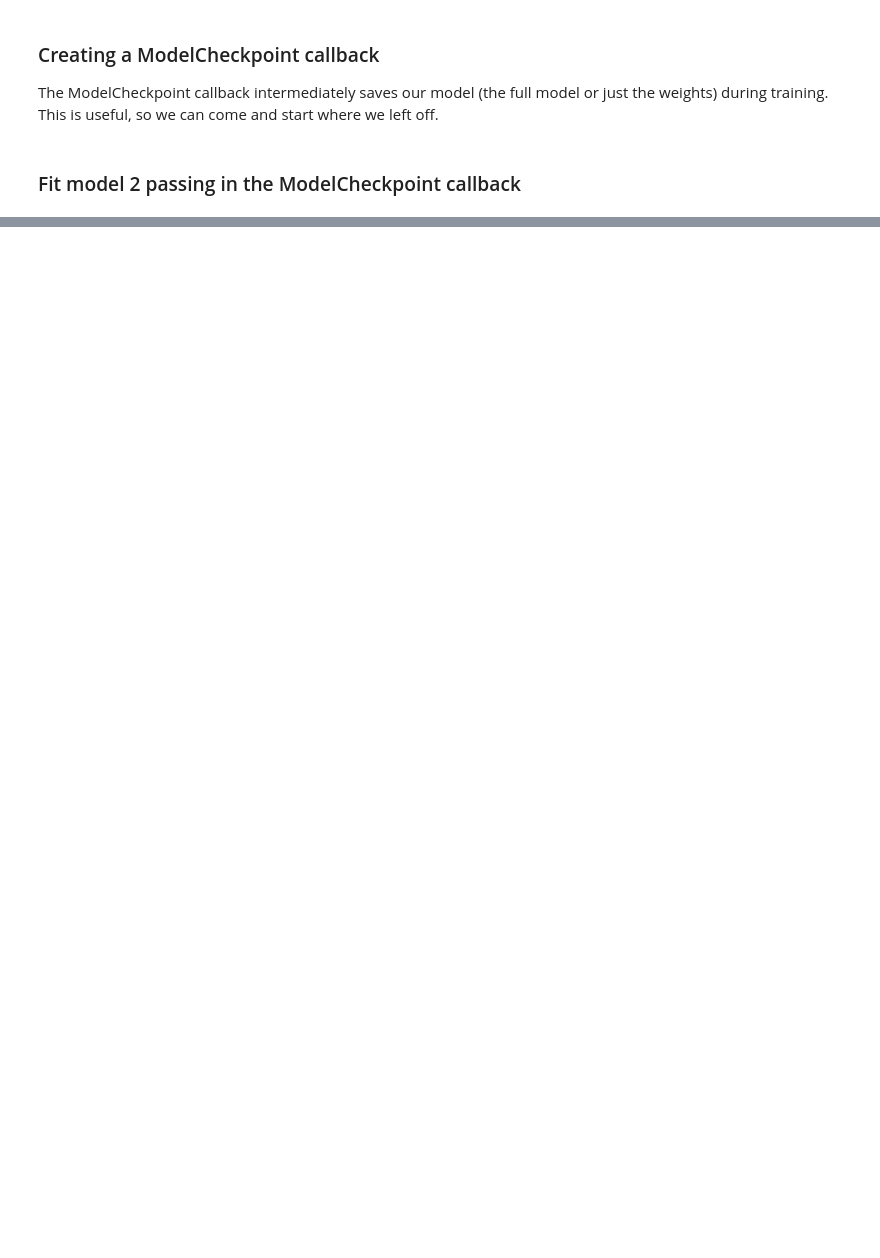
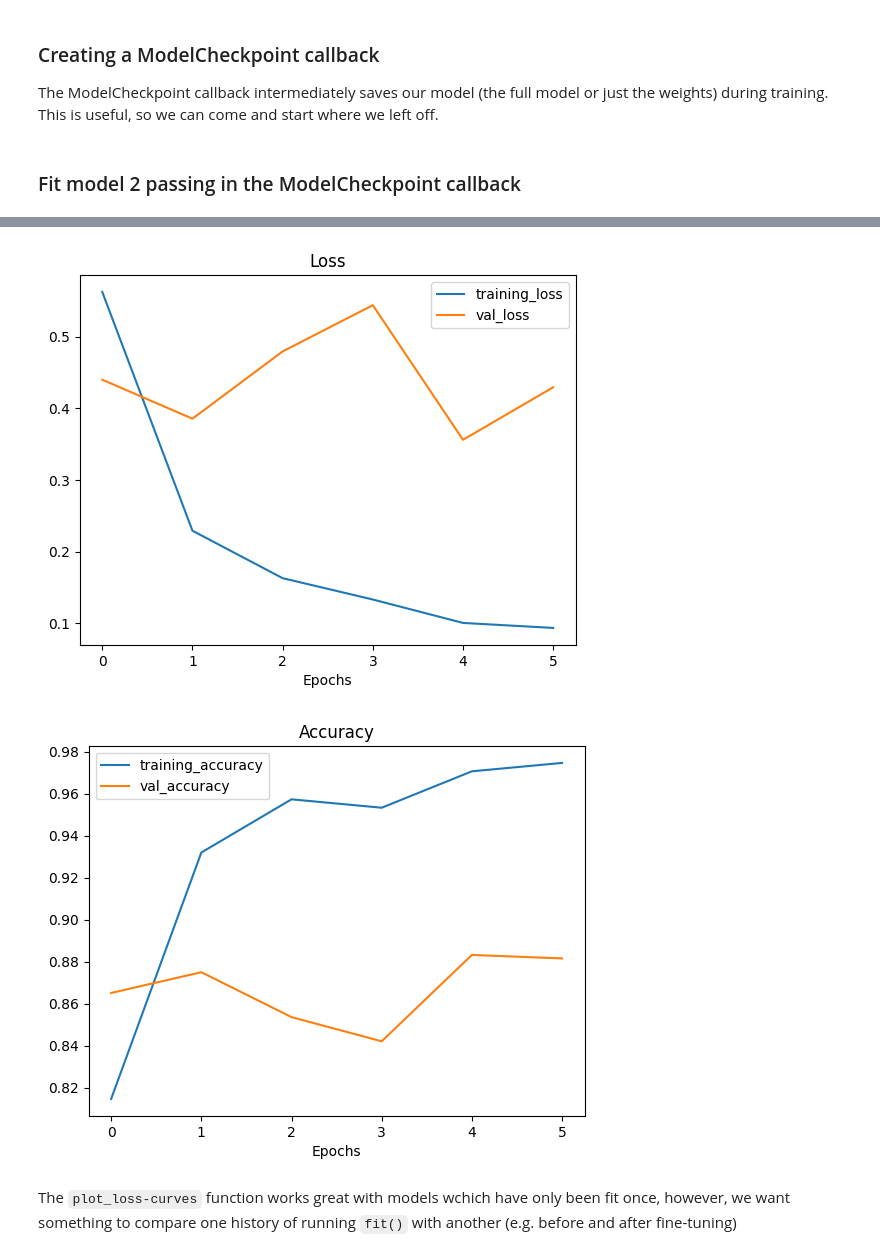
Before and after one commit to pformela/ztm-tensorflow, a Jupyter notebook: 05-transfer-learning/05_transfer_learning_in_tensorflow_part_2_fine_tuning.ipynb, the cells around one changed output, grey strips where cells are left out. Cells and saved outputs as stored; diff of their text form; code cells hidden in the pictures; blank space fills up the shorter version.

Commit message:
finished part 2 of transfer learning: fine-tuning

```diff
--- a/05-transfer-learning/05_transfer_learning_in_tensorflow_part_2_fine_tuning.ipynb
+++ b/05-transfer-learning/05_transfer_learning_in_tensorflow_part_2_fine_tuning.ipynb
@@ -618,0 +622,3 @@ plot_loss_curves(history_10_percent_data_aug)
+# %%
+# Load in saved model weights and evaluate model
+model_2.load_weights(checkpoint_path)
@@ -618,0 +697,13 @@ plot_loss_curves(history_10_percent_data_aug)
+# %%
+# To begin fine-tuning, let's start by setting the last 10 layers of our base_model.trainable = True
+base_model.trainable = True
+
+# Freeze all layers except for the last 10
+for layer in base_model.layers[:-10]:
+  layer.trainable = False
+
+# When you start to fine-tune you typically lower learning rate by 10x
+# Recompile (we have to recompile our modelw everytime we make a change)
+model_2.compile(loss=tf.keras.losses.CategoricalCrossentropy(),
+                optimizer=tf.keras.optimizers.Adam(learning_rate=0.0001),
+                metrics=["accuracy"])
@@ -618,0 +737,13 @@ plot_loss_curves(history_10_percent_data_aug)
+# %%
+# Fine tune for another 5 epochs
+fine_tune_epochs = initial_epochs + 5
+
+# Refit the model (same as model_2 except with more trainable layers)
+history_fine_10_percent_data_aug = model_2.fit(train_data_10_percent,
+                                               epochs=fine_tune_epochs,
+                                               steps_per_epoch=len(train_data_10_percent),
+                                               validation_data=test_data,
+                                               validation_steps=int(0.25 * len(test_data)),
+                                               initial_epoch=history_10_percent_data_aug.epoch[-1], # start training from previous last epoch
+                                               callbacks=[create_tensorboard_callback("transfer_learning",
+                                                                                      "10_percent_fine_tune_last_10")])
@@ -618,0 +772,8 @@ plot_loss_curves(history_10_percent_data_aug)
+# %%
+# Checkout the loss curves of our fine tuned model
+plot_loss_curves(history_fine_10_percent_data_aug)
+# %% [output]
+[figure, added]
+[figure, added]
+# %% [markdown]
+The `plot_loss-curves` function works great with models wchich have only been fit once, however, we want something to compare one history of running `fit()` with another (e.g. before and after fine-tuning)
```
Also changed, not shown: parts of 57 cells of this notebook.
